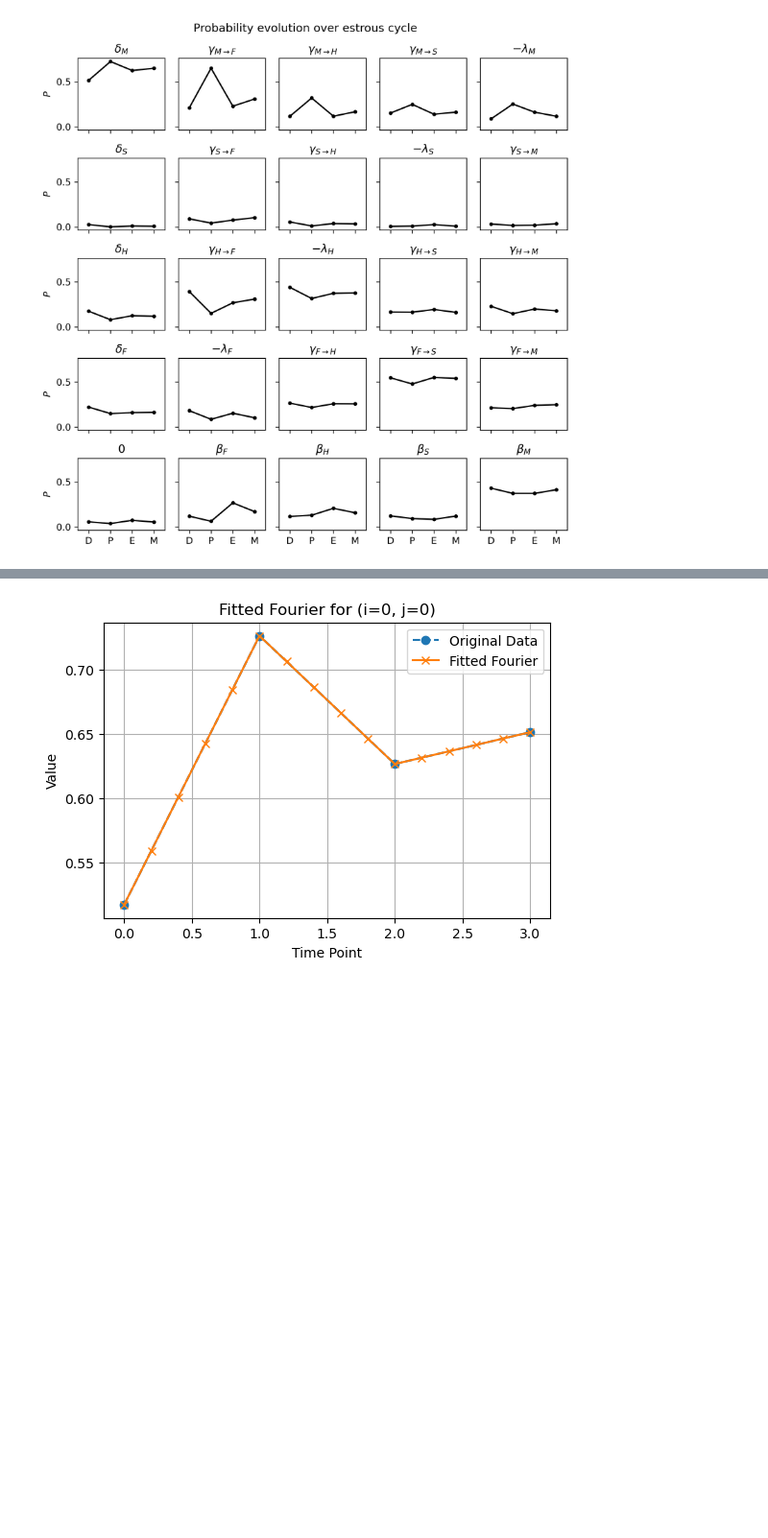
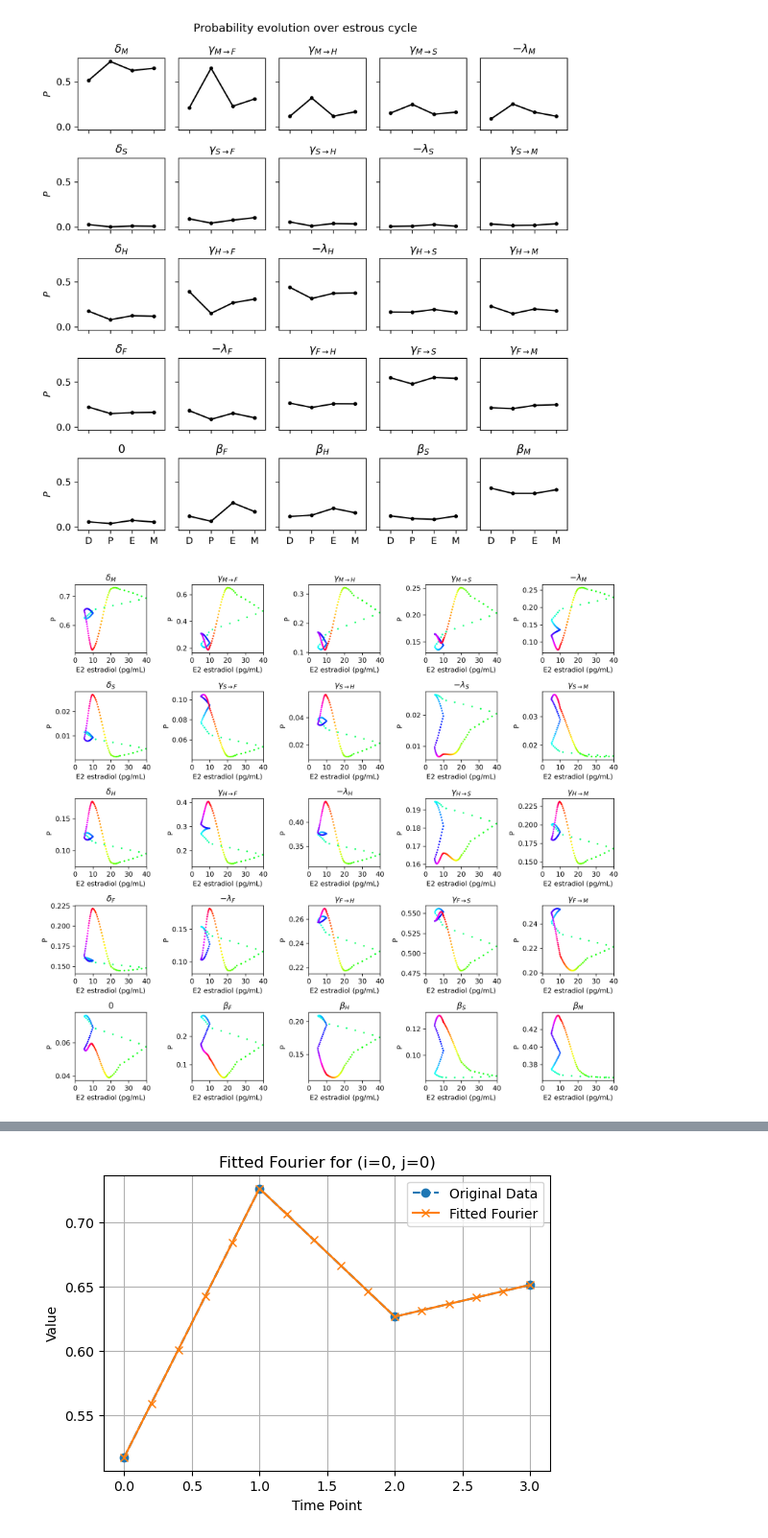
Before and after one commit to dylanmmartins/spine-population-modeling, a Jupyter notebook: vis_transition_matrices_over_cycle.ipynb, the cells around one changed output, grey strips where cells are left out. Shown at 96% size. Saved outputs shown, nothing was run; the diff lists cells and outputs as text; code cells hidden in the pictures; blank space fills up the shorter version.

Commit message:
estradiol-driven trajectories

```diff
--- a/vis_transition_matrices_over_cycle.ipynb
+++ b/vis_transition_matrices_over_cycle.ipynb
@@ -53,3 +55,64 @@ def plot_matrix_cell_evolution(matrices, ffit=None):
 plot_matrix_cell_evolution([DtoP,PtoE,EtoM,MtoD])
 # %% [output]
 [figure]
+# %%
+def plot_transition_vs_E2(matrices):
+
+    num_values = 100
+
+    assert len(matrices) == 4, "Input must be a list of four 5x5 matrices"
+    for mat in matrices:
+        assert mat.shape == (5, 5), "All matrices must be 5x5"
+
+    fig, axes = plt.subplots(5, 5, figsize=(12,11), dpi=300)#, sharex=True, sharey=True)
+    # fig.suptitle("Probability evolution over estrous cycle")
+
+    x_data = np.array([0, 1, 1.25, 1.5, 1.75, 2, 2.5, 3, 4])
+    y_data = np.array([10, 20, 25, 40, 10, 5, 10, 5, 10])
+    estradiol_level = np.interp(np.linspace(0,4,num_values)*24, x_data*24, y_data)
+    timepoints_f = np.linspace(0,4,num_values)*24
+
+    symbol_matrix = np.array([
+        [r'$\delta_M$', r'$\gamma_{M \to F}$', r'$\gamma_{M \to H}$', r'$\gamma_{M \to S}$', r'$-\lambda_M$'],
+        [r'$\delta_S$', r'$\gamma_{S \to F}$', r'$\gamma_{S \to H}$', r'$-\lambda_S$', r'$\gamma_{S \to M}$'],
+        [r'$\delta_H$', r'$\gamma_{H \to F}$', r'$-\lambda_H$', r'$\gamma_{H \to S}$', r'$\gamma_{H \to M}$'],
+        [r'$\delta_F$', r'$-\lambda_F$', r'$\gamma_{F \to H}$', r'$\gamma_{F \to S}$', r'$\gamma_{F \to M}$'],
+        [r'$0$', r'$\beta_F$', r'$\beta_H$', r'$\beta_S$', r'$\beta_M$']
+    ])
+
+    new_colors = cm.get_cmap('hsv')(np.linspace(0, 1, num_values))
+
+    for i in range(5):
+        for j in range(5):
+            values = [mat[i, j] for mat in matrices]
+            ax = axes[i,j]
+
+            # linear interpolation
+            # fit_over_finer_grid = np.interp(timepoints_f, np.arange(4)*24, values)
+
+            # circular interpolation
+            x_ = np.arange(5)*24
+            y_ = np.append(values, values[0])
+            spline_interp = scipy.interpolate.CubicSpline(x_, y_, bc_type="periodic")
+            fit_over_finer_grid = spline_interp(timepoints_f)
+
+            # if i==0 and j==0:
+            #     print(timepoints_f, fit_over_finer_grid)
+            ax.scatter(estradiol_level[np.arange(num_values)], fit_over_finer_grid, s=2, color=new_colors)
+            # ax.plot(timepoints, values, marker='.', color='k')
+            ax.set_title(symbol_matrix[i,j])
+            # if j == 0:
+                # ax.set_ylabel('$P$')
+            # ax.set_xticks(range(4), labels=['D','P','E','M'])
+            ax.set_xlim([0,40])
+            ax.set_xticks(np.arange(0,50,10))
+            ax.set_xlabel('E2 estradiol (pg/mL)')
+            ax.set_ylabel('P')
+
+    fig.tight_layout()
+    fig.show()
+        # fig.savefig('probability_evolution_over_cycle.svg')
+
+plot_transition_vs_E2([DtoP,PtoE,EtoM,MtoD])
+# %% [output]
+[figure, added]
```
Also changed, not shown: parts of 7 cells of this notebook, 5 other files.
